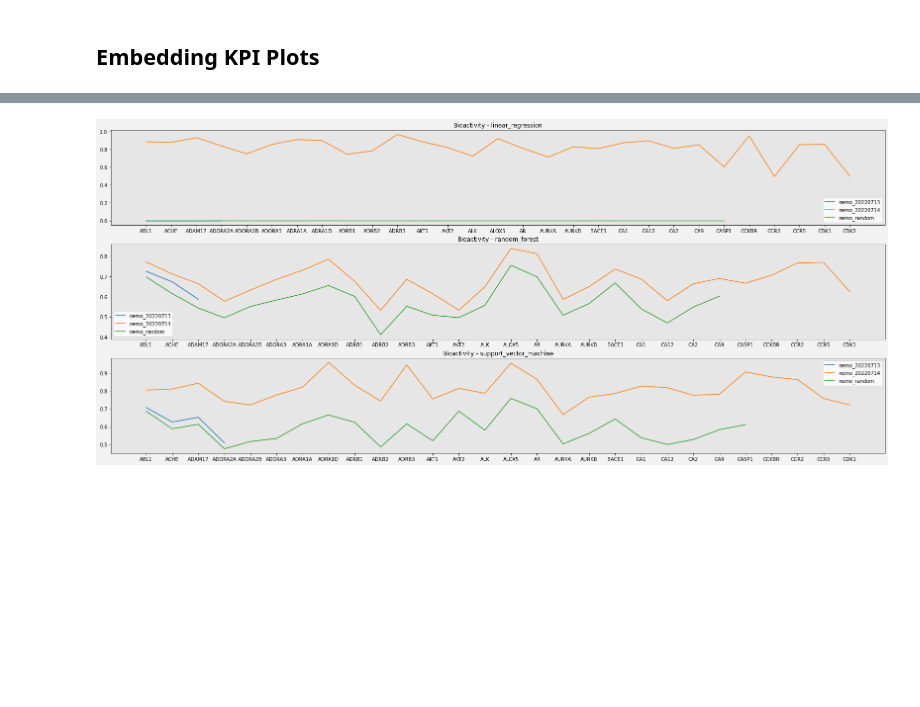
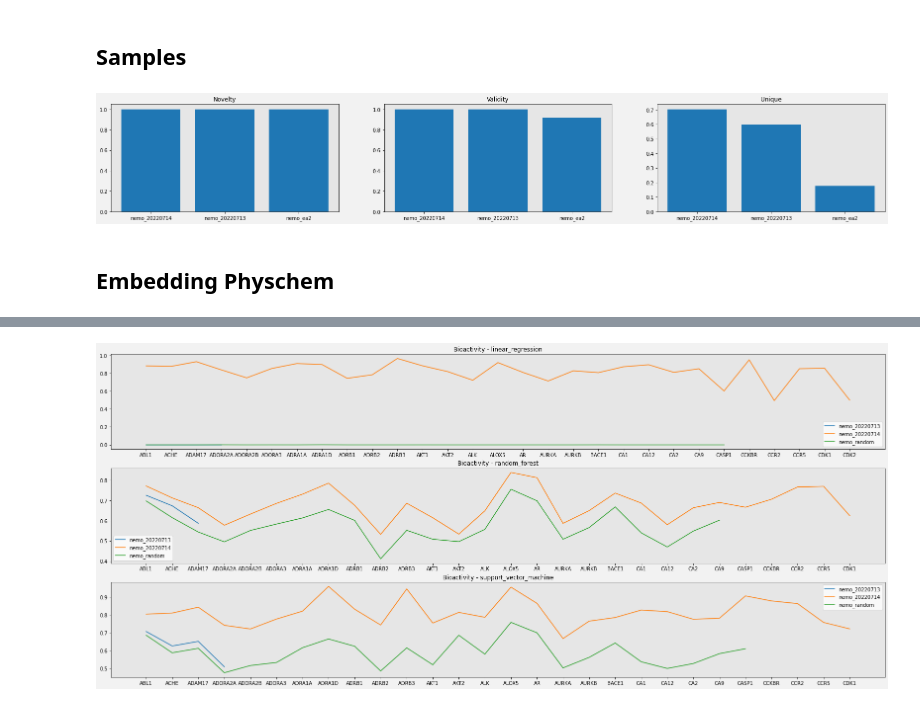
Before and after one commit to NVIDIA/cheminformatics, a Jupyter notebook: benchmark/nbs/plot_benchmark.ipynb, the cells around one changed output, grey strips where cells are left out. Saved outputs shown, nothing was run; the diff lists cells and outputs as text; code cells hidden in the pictures; blank space fills up the shorter version.

```diff
--- a/benchmark/nbs/embedding_bioactivities.ipynb
+++ b/benchmark/nbs/plot_benchmark.ipynb
@@ -22,2 +36,32 @@ def load_files(filenames):
+# %% [markdown]
+## Samples
+# %%
+kpis = ['novelty', 'validity', 'unique']
+comparison_fld = 'exp_name' # radius
+value_fld = 'value'
+
+num_plots = len(kpis)
+plots_per_row = 3
+rows = math.ceil(num_plots / plots_per_row)
+fig = plt.figure(figsize=(28, (rows * 4)), facecolor=(.95, .95, .95))
+axs = fig.subplots(math.ceil(num_plots / plots_per_row),
+                   math.ceil(num_plots / rows))
+
+for i, kpi in enumerate(kpis):
+    files = sorted(glob.glob(os.path.join(reports_dir, f'*{kpi}.csv'),
+                             recursive=False))
+    plt_df = pd.concat(load_files(files))
+    labels = plt_df[comparison_fld]
+    values = plt_df[value_fld]
+    j = i // plots_per_row
+    k = i % plots_per_row
+    axs[k].bar(labels, values)
+    axs[k].set_title(kpi.title())
+    axs[k].set_facecolor((.9, .9, .9))
+
+fig.show()
+fig.savefig('sample_metrics.png')
+# %% [output]
+[figure, added]
 # %% [markdown]
-## Embedding KPI Plots
+## Embedding Physchem
```
Also changed, not shown: parts of 5 cells of this notebook, 3 other files.
